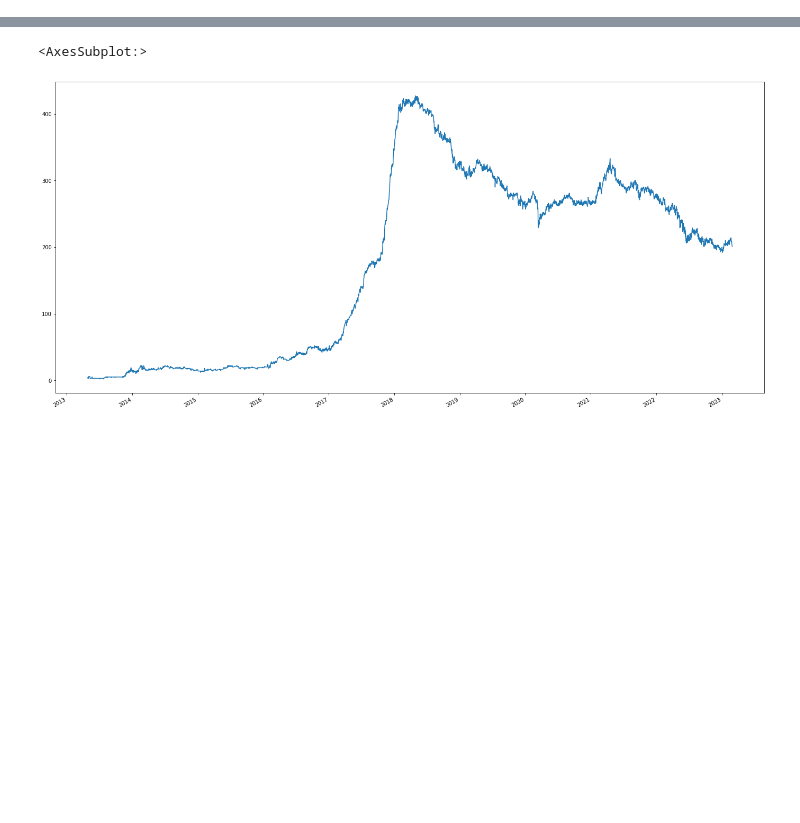
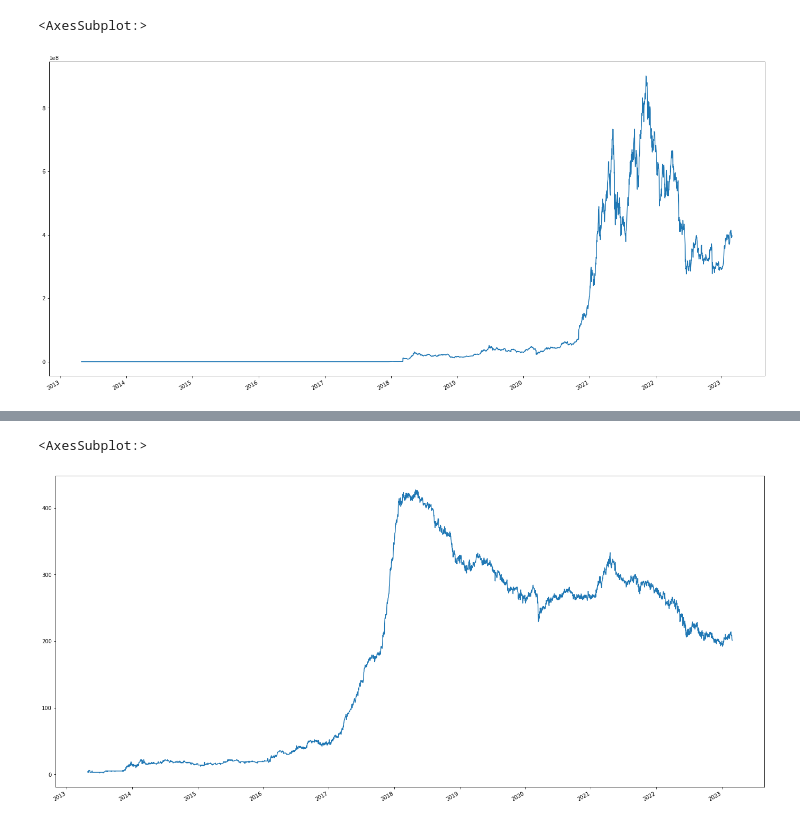
Before and after one commit to Jack-ryu/crypto_paper, a Jupyter notebook: z_progress.ipynb, the cells around one changed output, grey strips where cells are left out. Cells and saved outputs as stored; diff of their text form; code cells hidden in the pictures; blank space fills up the shorter version.

```diff
--- a/z_progress.ipynb
+++ b/z_progress.ipynb
@@ -37,2 +41,8 @@ for col in mktcap_df.columns:
+# %%
+daily_return = daily_return.drop(problematic_idxs, axis=0)
+weekly_return = weekly_return.drop(problematic_idxs, axis=0)
+pf_mktcap_weighted = mktcap_df.drop(problematic_idxs, axis=0)
+mktcap_df = mktcap_df.drop(problematic_idxs, axis=0)
+screen_by_mktcap = screen_by_mktcap.drop(problematic_idxs, axis=0)
 # %%
 mktcap_df_screened = mktcap_df * screen_by_mktcap
@@ -39,2 +64,5 @@ mktcap_df_screened = mktcap_df * screen_by_mktcap
 # %%
-mktcap_weight = mktcap_df.apply(lambda x: x/np.nansum(x), axis=1)
+mktcap_weight = mktcap_df_screened.apply(lambda x: x/np.nansum(x), axis=1)
+tmp = mktcap_df_screened.copy()
+tmp[tmp.isna()==False] = 1
+equal_weight = tmp.apply(lambda x: x/x.count(), axis=1)
@@ -41,2 +84,8 @@ mktcap_weight = mktcap_df.apply(lambda x: x/np.nansum(x), axis=1)
 # %%
-pf_mktcap_weighted = (daily_return*mktcap_weight).sum(axis=1)
+pf_return = (daily_return*mktcap_weight).sum(axis=1)
+
+plt.figure(figsize=(24,12))
+(pf_return+1).cumprod().loc[:].plot()
+# %% [output]
+<AxesSubplot:>
+[figure, added]
```
Also changed, not shown: parts of 14 cells of this notebook.
